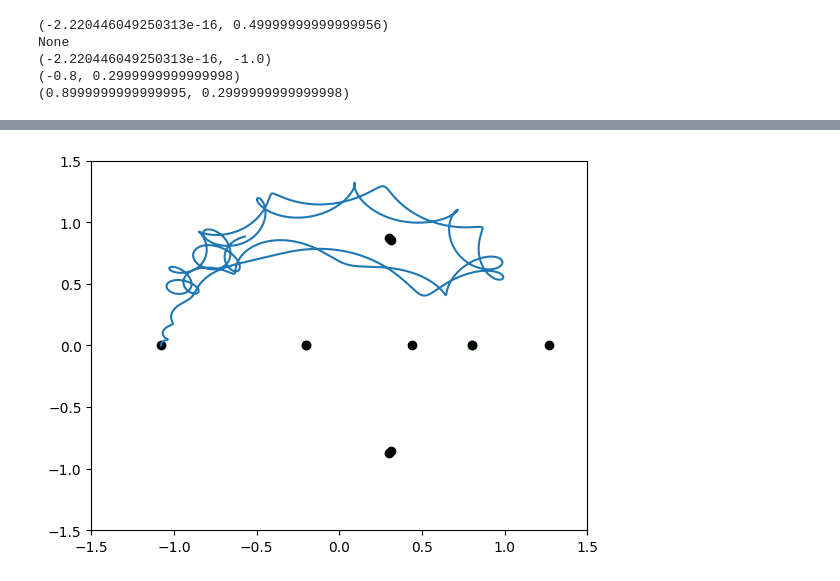
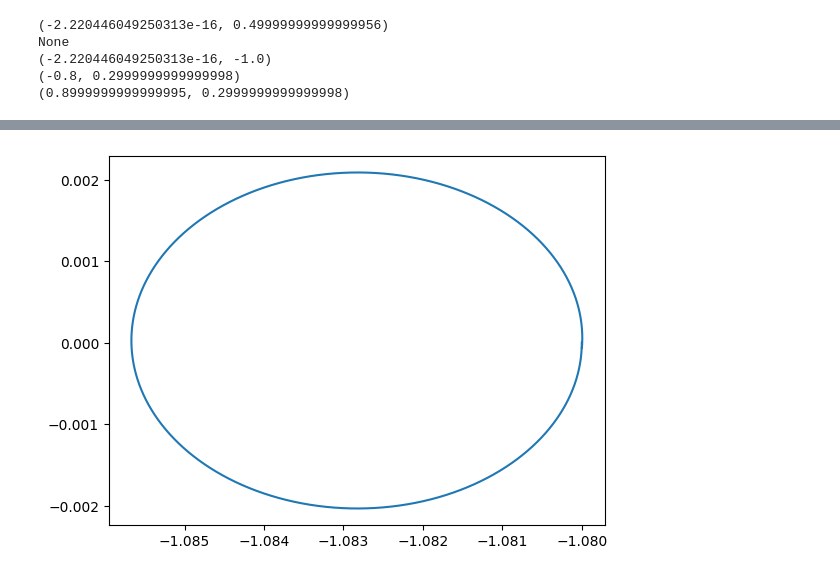
Before and after one commit to ZhizhchenkoA/Mechanic_Project, a Jupyter notebook: Z.ipynb, the cells around one changed output, grey strips where cells are left out. Drawn from its saved outputs; the diff is of its cells as text; code cells hidden in the pictures.

```diff
--- a/Z.ipynb
+++ b/Z.ipynb
@@ -148,7 +148,7 @@ L2 = move(L_x[1], L_y[1], px=-0.28, py=-0.66, t=100000)
 # %%
-L3 = move(L_x[2], L_y[2], px=-0, py=-1, t=100000 * 5)
+L3 = move(L_x[2], L_y[2], px=0, py=-1.0855, t=23500)
 # %% [output]
-[figure, old version]
+[figure, new version]
 # %%
 L4 = move(L_x[3], L_y[3], px=-1, py=0, t=1000000)
 # %% [output]
```
Also changed, not shown: parts of 4 cells of this notebook.
